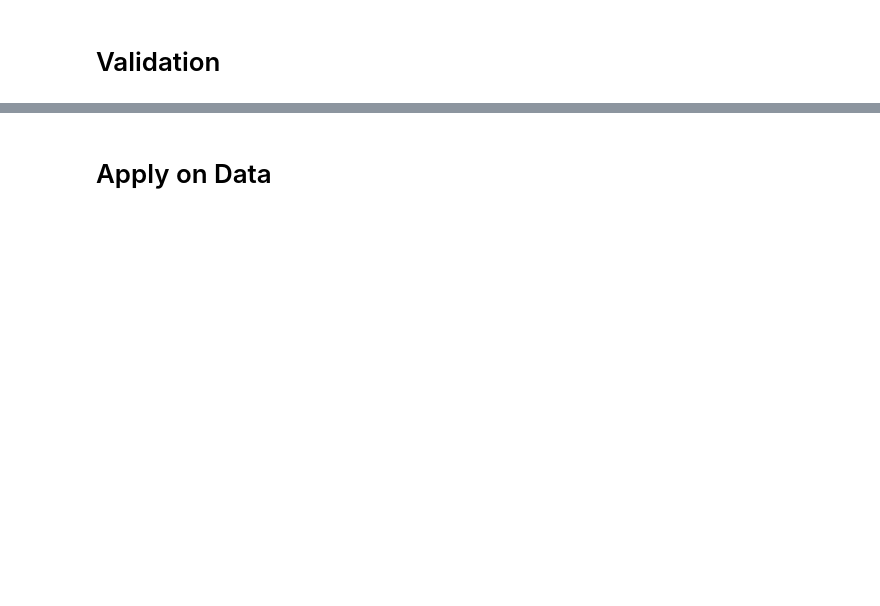
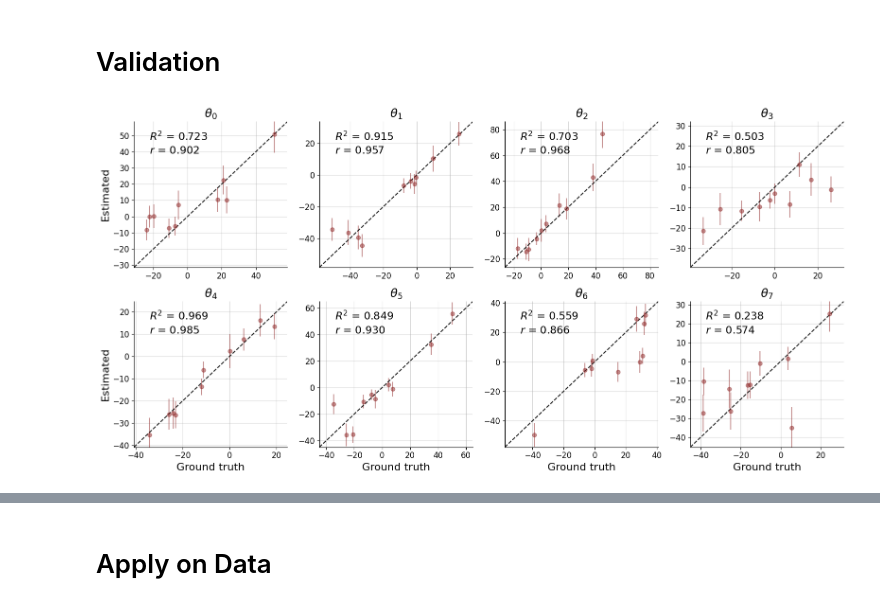
Before and after one commit to bayesflow-org/hierarchical-abi, a Jupyter notebook: simple test.ipynb, the cells around one changed output, grey strips where cells are left out. Saved outputs shown, nothing was run; the diff lists cells and outputs as text; code cells hidden in the pictures; blank space fills up the shorter version.

```diff
--- a/simple test.ipynb
+++ b/simple test.ipynb
@@ -378,10 +487,21 @@ def langevin_sampling(model, x_obs, n_post_samples, steps=5, device=None):
 # %%
 from bayesflow import diagnostics
 # %%
-valid_prior, valid_data = generate_synthetic_data(10, schools_joint=True, device=mps_device)
+valid_prior_global, valid_prior_local, valid_data = generate_synthetic_data(10, schools_joint=True, device=torch_device)
+if train_global:
+    valid_prior = valid_prior_global
+    conditions = [None] * len(valid_data)
+    param_names = [r'$\mu$', r'$\log \tau$']
+else:
+    valid_prior = valid_prior_local
+    conditions = valid_prior_global
+    param_names = [f'$\\theta_{i}$' for i in range(J)]
 # %%
-posterior_samples_valid = np.array([langevin_sampling(score_model, vd, n_post_samples=100, device=mps_device)
-                                    for vd in valid_data])
+posterior_samples_valid = np.array([langevin_sampling(score_model, vd, n_post_samples=100, conditions=c, #steps=100,
+                                                          device=torch_device)
+                                        for vd, c in zip(valid_data, conditions)])
 # %%
-diagnostics.plot_recovery(posterior_samples_valid, np.array(valid_prior), param_names=[r'$\mu$', r'$\log \tau$']);
+diagnostics.plot_recovery(posterior_samples_valid, np.array(valid_prior), param_names=param_names);
+# %% [output]
+[figure, added]
 # %%
```
Also changed, not shown: parts of 29 cells of this notebook.
